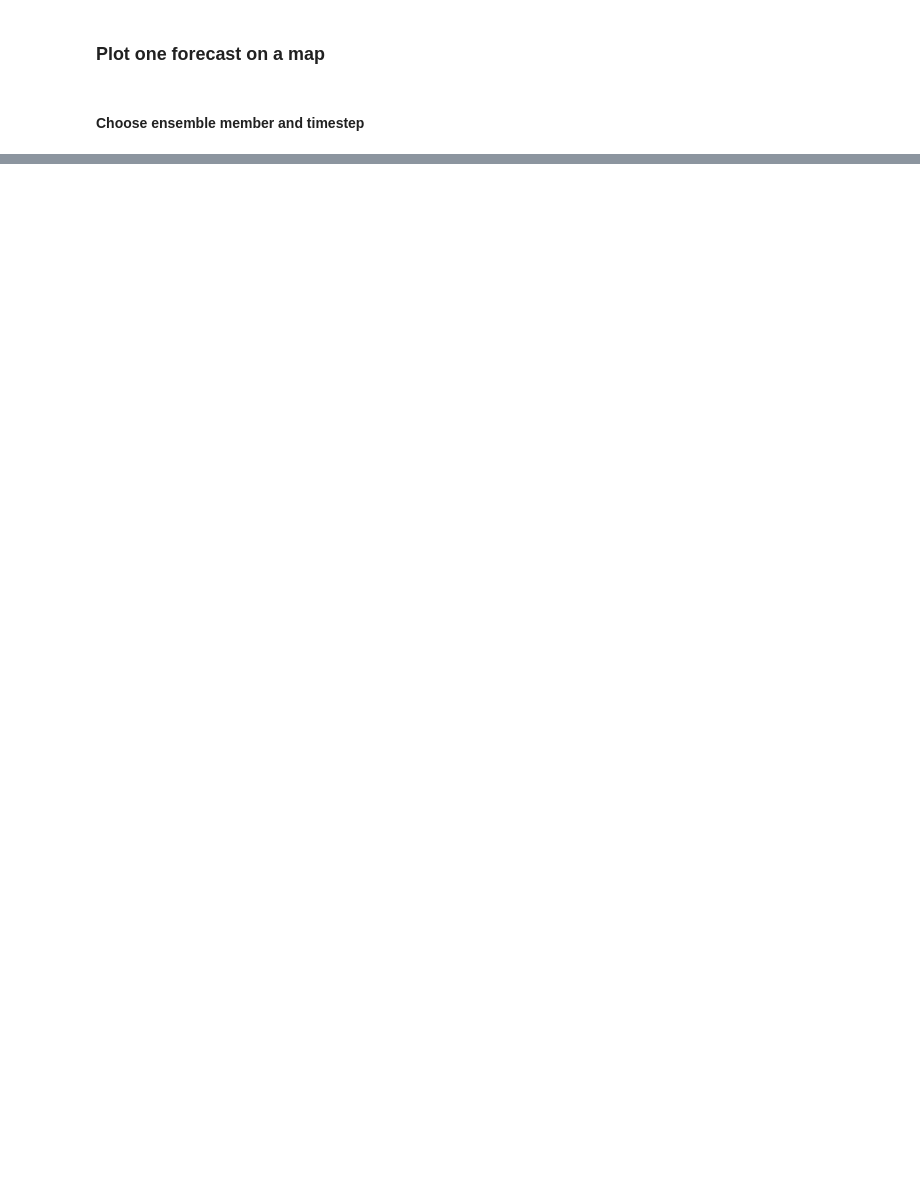
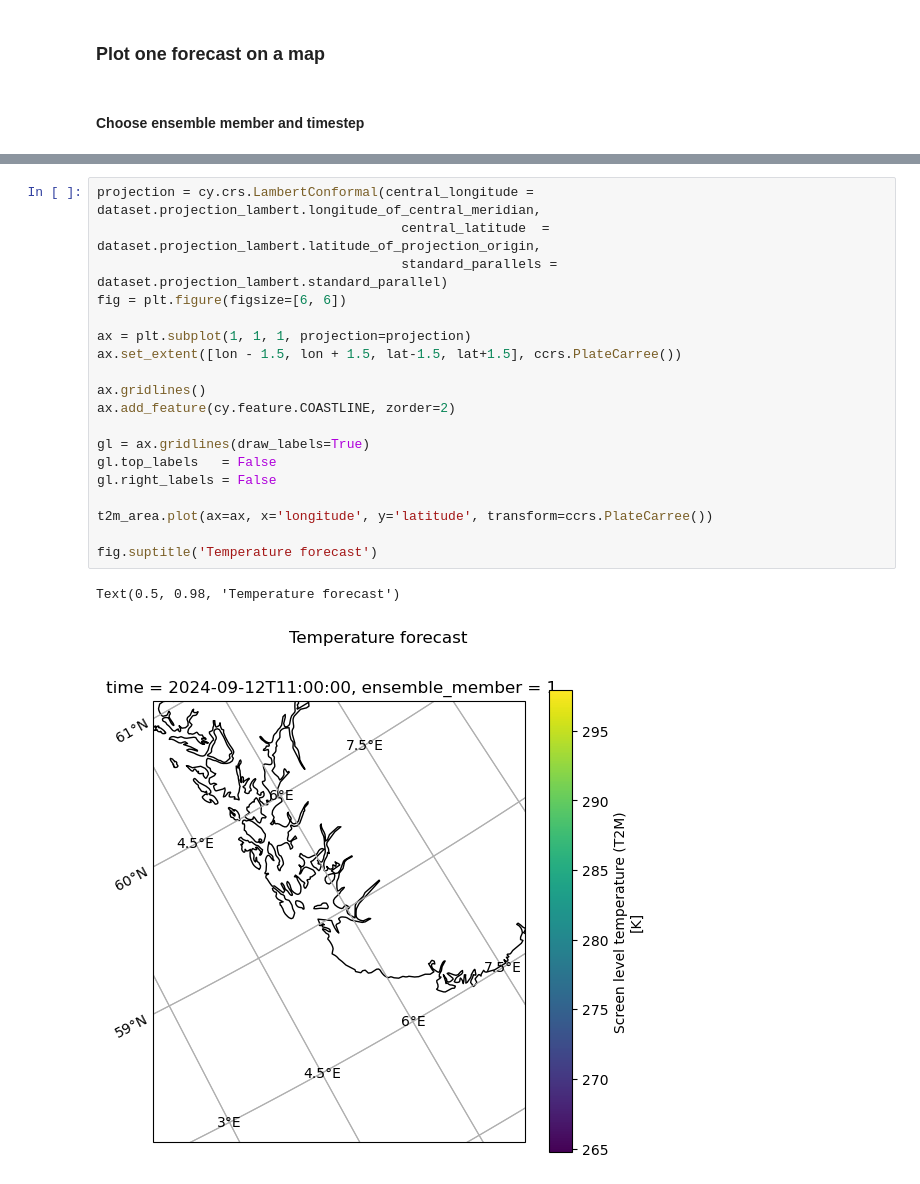
Before and after one commit to kjes4pres/GEO4902, a Jupyter notebook: Exercise 1a/1a.Script.ipynb, the cells around one changed output, grey strips where cells are left out. Saved outputs shown, nothing was run; the diff lists cells and outputs as text; blank space fills up the shorter version.

```diff
--- a/Exercise 1a/1a.Script.ipynb
+++ b/Exercise 1a/1a.Script.ipynb
@@ -99 +163,23 @@ t2m_area = dataset.air_temperature_2m[timestep,0,ensemble_mem,:,:]
+# %%
+projection = cy.crs.LambertConformal(central_longitude = dataset.projection_lambert.longitude_of_central_meridian,
+                                       central_latitude  = dataset.projection_lambert.latitude_of_projection_origin,
+                                       standard_parallels = dataset.projection_lambert.standard_parallel)
+fig = plt.figure(figsize=[6, 6])
+
+ax = plt.subplot(1, 1, 1, projection=projection)
+ax.set_extent([lon - 1.5, lon + 1.5, lat-1.5, lat+1.5], ccrs.PlateCarree())
+
+ax.gridlines()
+ax.add_feature(cy.feature.COASTLINE, zorder=2)
+
+gl = ax.gridlines(draw_labels=True)
+gl.top_labels   = False
+gl.right_labels = False
+
+t2m_area.plot(ax=ax, x='longitude', y='latitude', transform=ccrs.PlateCarree())
+
+fig.suptitle('Temperature forecast')
+# %% [output]
+Text(0.5, 0.98, 'Temperature forecast')
+[figure, added]
 # %%
```
Also changed, not shown: parts of 15 cells of this notebook.
